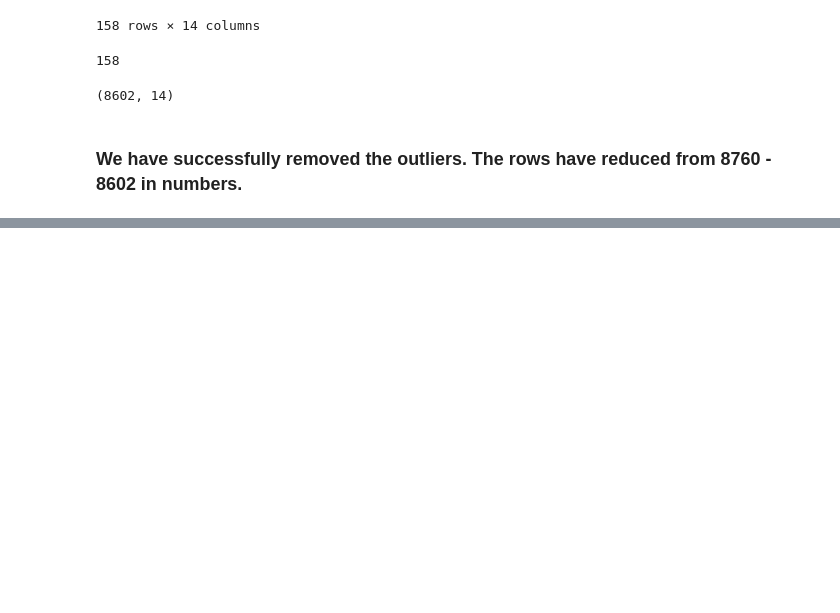
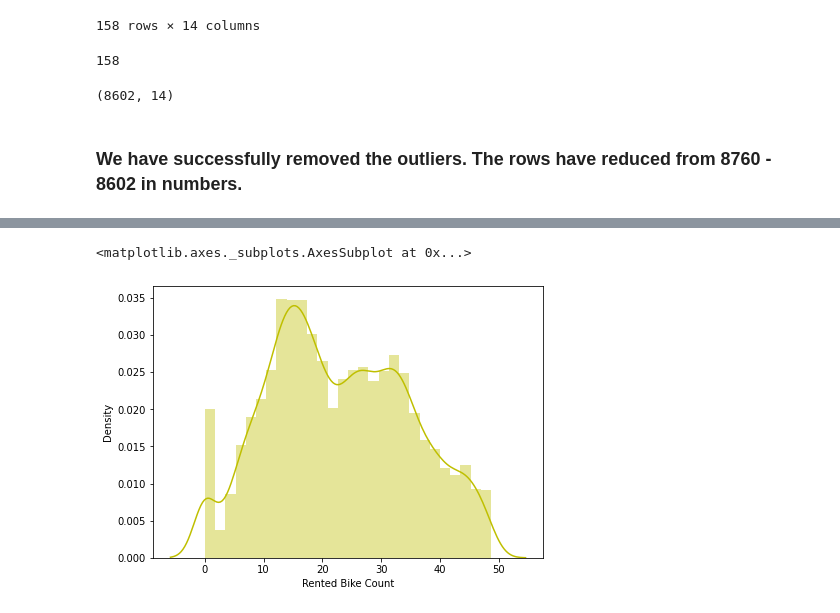
Before and after one commit to sagar2582/Capstone-2-Seoul-Bike-Sharing-Demand-Prediction, a Jupyter notebook: Seoul_Bike_Sharing_Demand_Prediction.ipynb, the cells around one changed output, grey strips where cells are left out. Drawn from its saved outputs; the diff is of its cells as text; code cells hidden in the pictures; blank space fills up the shorter version.

```diff
--- a/Seoul_Bike_Sharing_Demand_Prediction.ipynb
+++ b/Seoul_Bike_Sharing_Demand_Prediction.ipynb
@@ -276,0 +336,8 @@ df_copy.shape
+# %%
+# Its a slightly rightSkewed hence using SQRT to make it a standard distribution
+
+plt.figure(figsize=(7,5))
+sns.distplot(np.sqrt(df_copy['Rented Bike Count']), color = 'y')
+# %% [output]
+<matplotlib.axes._subplots.AxesSubplot at 0x...>
+[figure, added]
```
Also changed, not shown: parts of 32 cells of this notebook.
